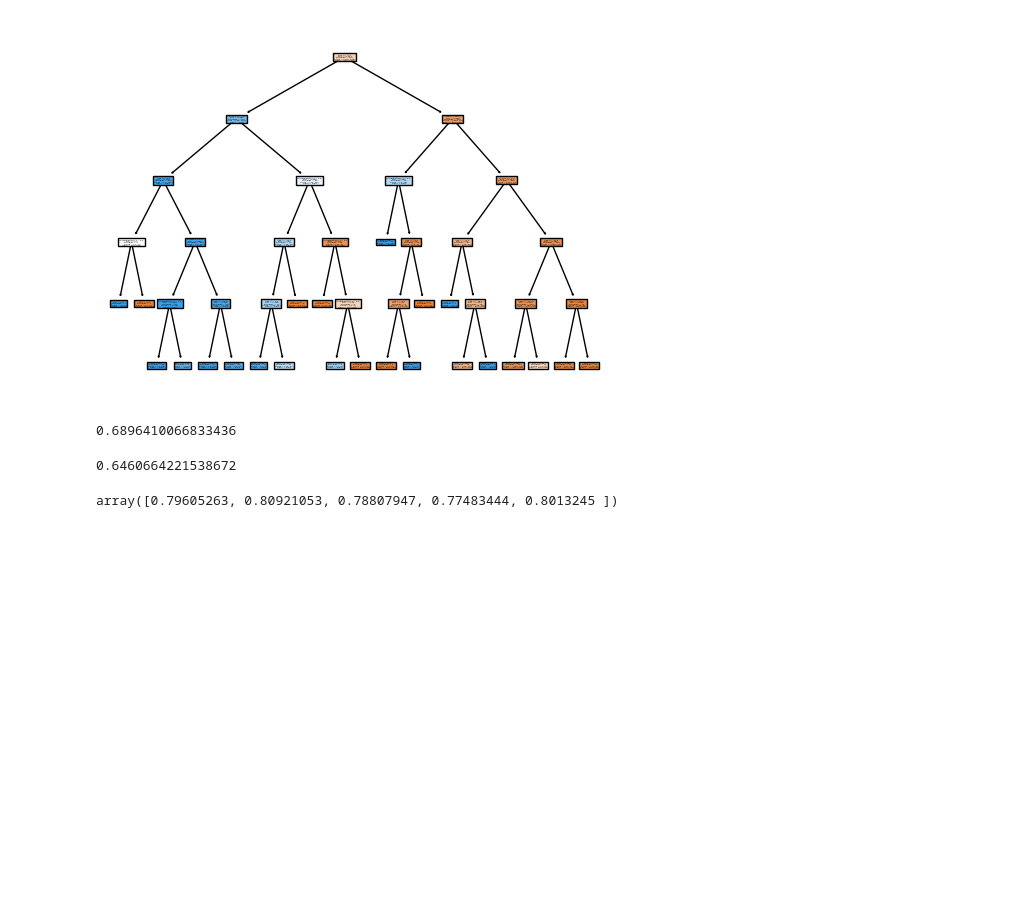
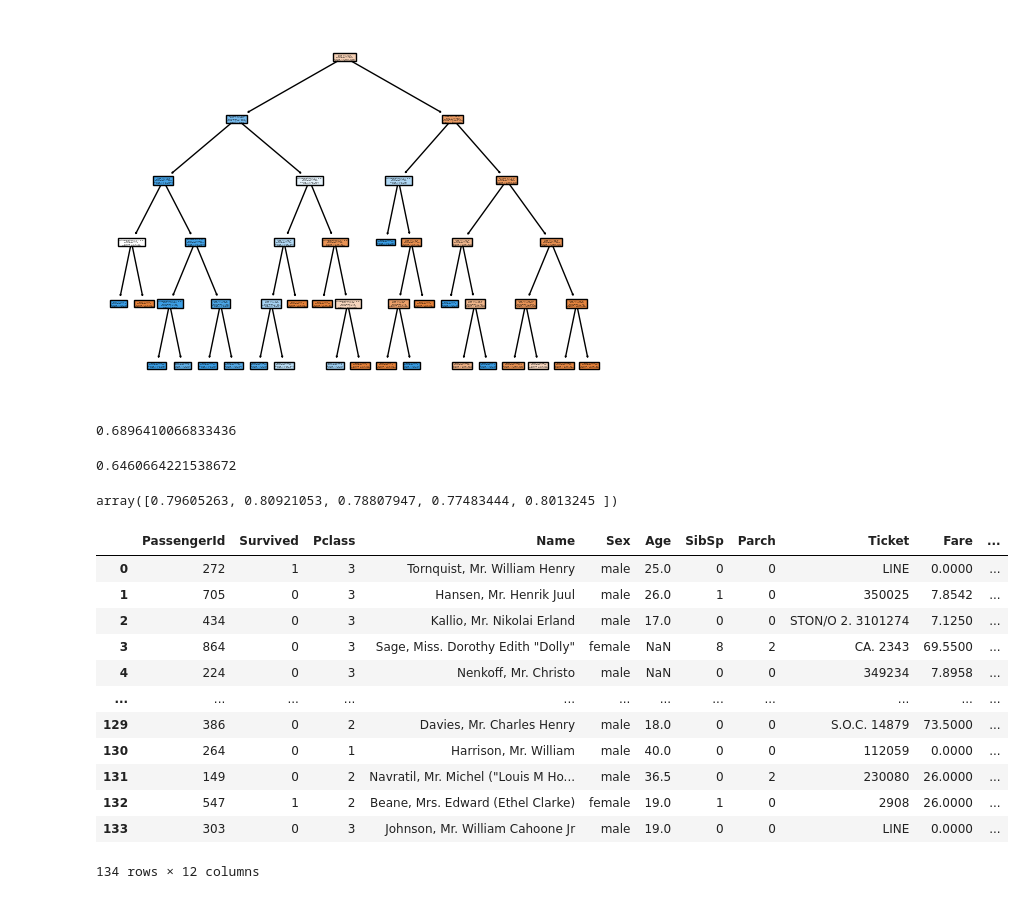
Before and after one commit to dhbw-ma-ppp/ppp-2023, a Jupyter notebook: Exercises/RobertWalz/exercises_09.ipynb, the cells around one changed output. Drawn from its saved outputs; the diff is of its cells as text; code cells hidden in the pictures; blank space fills up the shorter version.

```diff
--- a/Exercises/RobertWalz/exercises_09.ipynb
+++ b/Exercises/RobertWalz/exercises_09.ipynb
@@ -93,3 +93,24 @@ scores = cross_val_score(classifier, x, y, cv=5)
 scores
 # %% [output]
 array([0.79605263, 0.80921053, 0.78807947, 0.77483444, 0.8013245 ])
+# %%
+here = pathlib.Path(os.path.abspath(''))
+exercise_dir = here.parent
+data_dir = exercise_dir.parent / "data"
+test_df = pd.read_csv(data_dir / "titanic_test.csv")
+test_df.drop([2:])
+# matthews_corrcoef(test_df["Survived"], y_pred)
+# %% [output]
+|  | PassengerId | Survived | Pclass | Name | Sex | Age | SibSp | Parch | Ticket | Fare | ... |
+| 0 | 272 | 1 | 3 | Tornquist, Mr. William Henry | male | 25.0 | 0 | 0 | LINE | 0.0000 | ... |
+| 1 | 705 | 0 | 3 | Hansen, Mr. Henrik Juul | male | 26.0 | 1 | 0 | 350025 | 7.8542 | ... |
+| 2 | 434 | 0 | 3 | Kallio, Mr. Nikolai Erland | male | 17.0 | 0 | 0 | STON/O 2. 3101274 | 7.1250 | ... |
+| 3 | 864 | 0 | 3 | Sage, Miss. Dorothy Edith "Dolly" | female | NaN | 8 | 2 | CA. 2343 | 69.5500 | ... |
+| 4 | 224 | 0 | 3 | Nenkoff, Mr. Christo | male | NaN | 0 | 0 | 349234 | 7.8958 | ... |
+| ... | ... | ... | ... | ... | ... | ... | ... | ... | ... | ... | ... |
+| 129 | 386 | 0 | 2 | Davies, Mr. Charles Henry | male | 18.0 | 0 | 0 | S.O.C. 14879 | 73.5000 | ... |
+| 130 | 264 | 0 | 1 | Harrison, Mr. William | male | 40.0 | 0 | 0 | 112059 | 0.0000 | ... |
+| 131 | 149 | 0 | 2 | Navratil, Mr. Michel ("Louis M Ho... | male | 36.5 | 0 | 2 | 230080 | 26.0000 | ... |
+| 132 | 547 | 1 | 2 | Beane, Mrs. Edward (Ethel Clarke) | female | 19.0 | 1 | 0 | 2908 | 26.0000 | ... |
+| 133 | 303 | 0 | 3 | Johnson, Mr. William Cahoone Jr | male | 19.0 | 0 | 0 | LINE | 0.0000 | ... |
+134 rows × 12 columns
```
